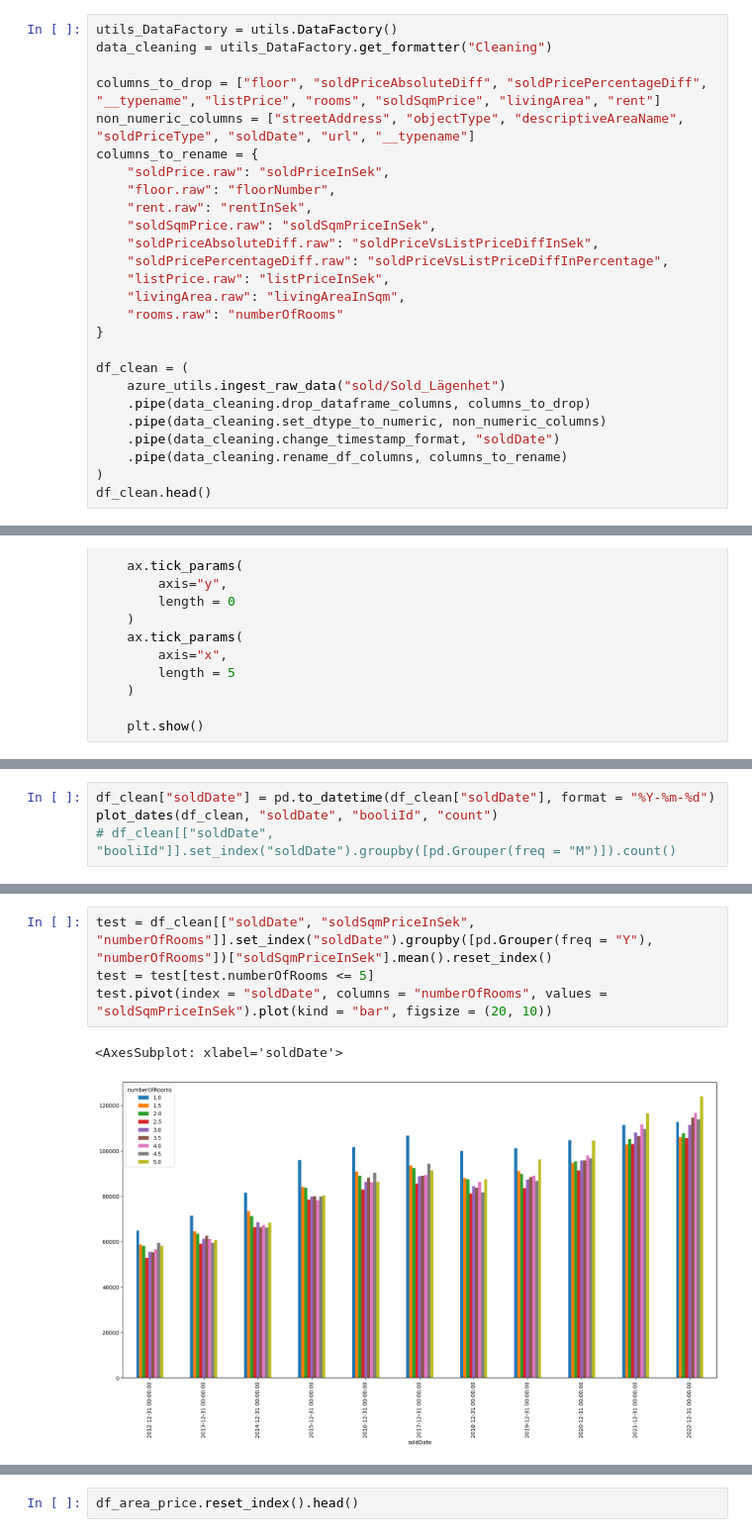
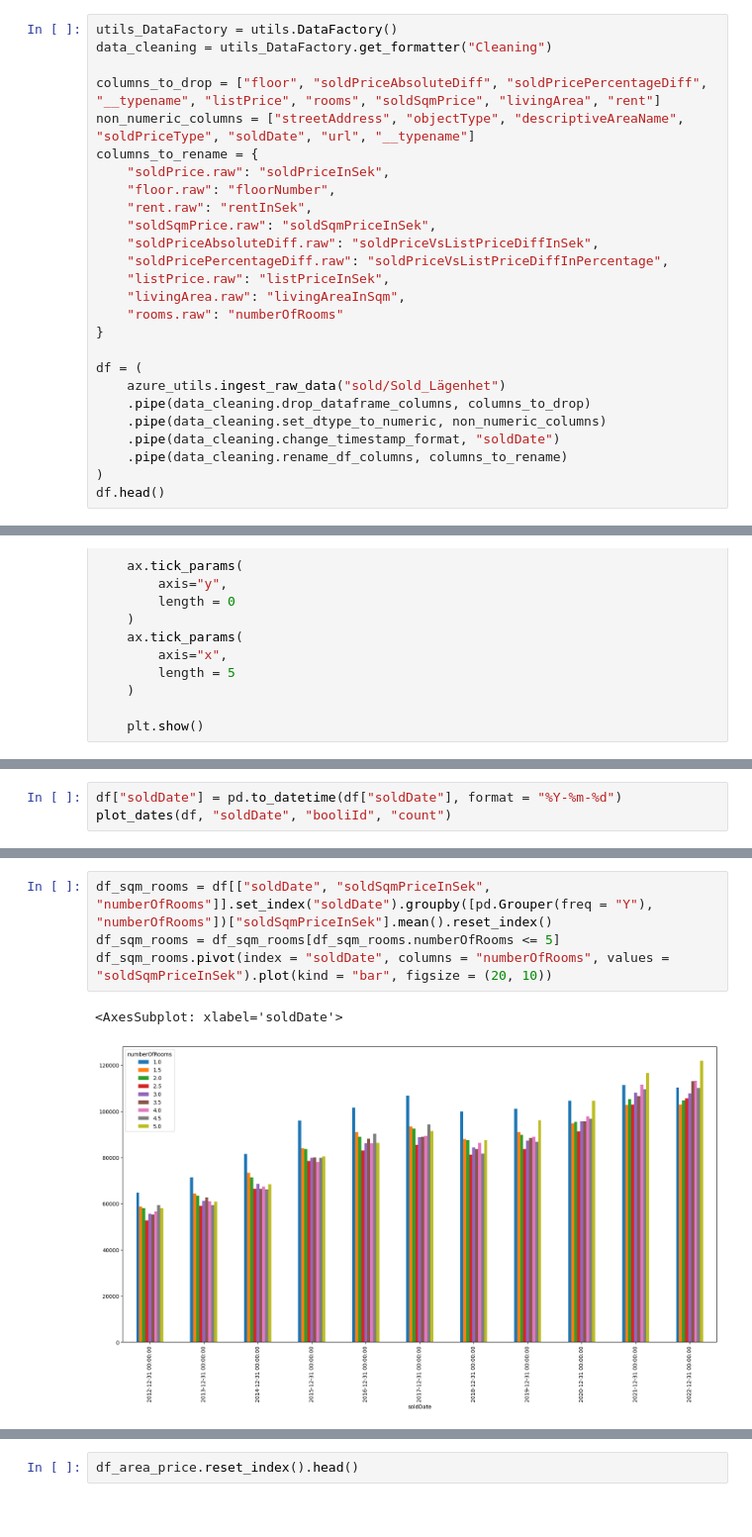
Before and after one commit to cfuru/Azure-Functions, a Jupyter notebook: func-booli-scraper-001/2_EDA_data_cleaning.ipynb, the cells around one changed output, grey strips where cells are left out. Shown at 99% size. Saved outputs shown, nothing was run; the diff lists cells and outputs as text.

```diff
--- a/func-booli-scraper-001/2_EDA_data_cleaning.ipynb
+++ b/func-booli-scraper-001/2_EDA_data_cleaning.ipynb
@@ -96,14 +41,14 @@ columns_to_rename = {
     "rooms.raw": "numberOfRooms"
 }
 
-df_clean = (
+df = (
     azure_utils.ingest_raw_data("sold/Sold_Lägenhet")
     .pipe(data_cleaning.drop_dataframe_columns, columns_to_drop)
     .pipe(data_cleaning.set_dtype_to_numeric, non_numeric_columns)
     .pipe(data_cleaning.change_timestamp_format, "soldDate")
     .pipe(data_cleaning.rename_df_columns, columns_to_rename)
 )
-df_clean.head()
+df.head()
 # %% [output]
 |  | booliId | streetAddress | constructionYear | objectType | descriptiveAreaName | soldPriceType | daysActive | ... |
 | 0 | 1297209 | Drottningholmsvägen 48 | 2011.0 | Lägenhet | St Göran | Slutpris | 18.0 | ... |
@@ -267,5 +209,4 @@ def plot_dates(dataframe, date_col, measure_col, agg_func = "count"):
 # %%
-df_clean["soldDate"] = pd.to_datetime(df_clean["soldDate"], format = "%Y-%m-%d")
-plot_dates(df_clean, "soldDate", "booliId", "count")
-# df_clean[["soldDate", "booliId"]].set_index("soldDate").groupby([pd.Grouper(freq = "M")]).count()
+df["soldDate"] = pd.to_datetime(df["soldDate"], format = "%Y-%m-%d")
+plot_dates(df, "soldDate", "booliId", "count")
 # %% [output]
@@ -281,7 +228,7 @@ plot_dates(df_clean, "soldDate", "soldSqmPriceInSek", "mean")
 # %%
-test = df_clean[["soldDate", "soldSqmPriceInSek", "numberOfRooms"]].set_index("soldDate").groupby([pd.Grouper(freq = "Y"), "numberOfRooms"])["soldSqmPriceInSek"].mean().reset_index()
-test = test[test.numberOfRooms <= 5]
-test.pivot(index = "soldDate", columns = "numberOfRooms", values = "soldSqmPriceInSek").plot(kind = "bar", figsize = (20, 10))
+df_sqm_rooms = df[["soldDate", "soldSqmPriceInSek", "numberOfRooms"]].set_index("soldDate").groupby([pd.Grouper(freq = "Y"), "numberOfRooms"])["soldSqmPriceInSek"].mean().reset_index()
+df_sqm_rooms = df_sqm_rooms[df_sqm_rooms.numberOfRooms <= 5]
+df_sqm_rooms.pivot(index = "soldDate", columns = "numberOfRooms", values = "soldSqmPriceInSek").plot(kind = "bar", figsize = (20, 10))
 # %% [output]
 <AxesSubplot: xlabel='soldDate'>
-[figure, old version]
+[figure, new version]
```
Also changed, not shown: parts of 46 cells of this notebook, 2 other files.
